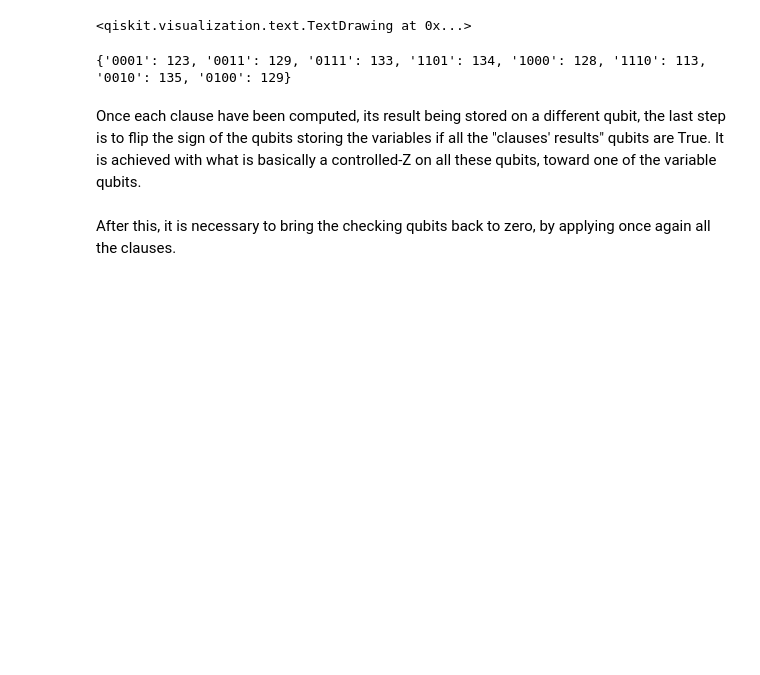
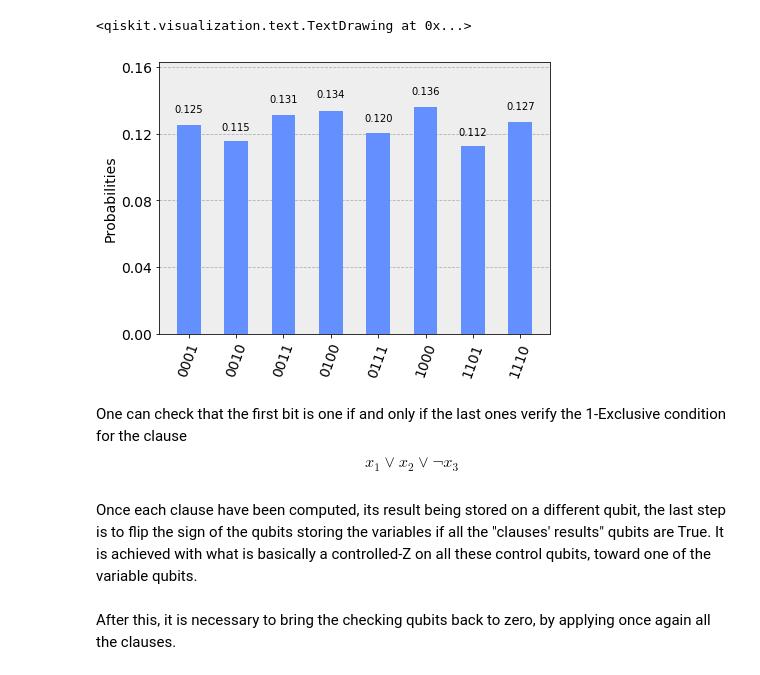
Before and after one commit to mtillet/grover, a Jupyter notebook: Exclusive1SAT.ipynb, the cells around one changed output. Saved outputs shown, nothing was run; the diff lists cells and outputs as text; code cells hidden in the pictures; blank space fills up the shorter version.

```diff
--- a/Exclusive1SAT.ipynb
+++ b/Exclusive1SAT.ipynb
@@ -70,19 +74,24 @@ circ.draw()
 # %%
 cr = ClassicalRegister(4)
 circ = QuantumCircuit(qr, cr)
 
 for i in range(3):
     circ.h(qr[i+1])
 circ.barrier()
 add_clause(circ, qr, [1, 2, -3], 4)
 for i in range(4):
     circ.measure(qr[i+1], cr[i])
 
-print(launch(circ, backend_type='local'))
+job = execute(circ, backend=BasicAer.get_backend("qasm_simulator"))
+res = job.result().get_counts()
+plot_histogram(res)
 # %% [output]
-{'0001': 123, '0011': 129, '0111': 133, '1101': 134, '1000': 128, '1110': 113, '0010': 135, '0100': 129}
+[figure, added]
+# %% [markdown]
+One can check that the first bit is one if and only if the last ones verify the 1-Exclusive condition for the clause
+$$ x_1 \vee x_2 \vee \neg x_3 $$
 # %% [markdown]
-Once each clause have been computed, its result being stored on a different qubit, the last step is to flip the sign of the qubits storing the variables if all the "clauses' results" qubits are True. It is achieved with what is basically a controlled-Z on all these qubits, toward one of the variable qubits.
+Once each clause have been computed, its result being stored on a different qubit, the last step is to flip the sign of the qubits storing the variables if all the "clauses' results" qubits are True. It is achieved with what is basically a controlled-Z on all these control qubits, toward one of the variable qubits.
 # %%
 def sign_flip(circ, qr, controls):
     """
```
Also changed, not shown: parts of 6 cells of this notebook, 1 other file.
